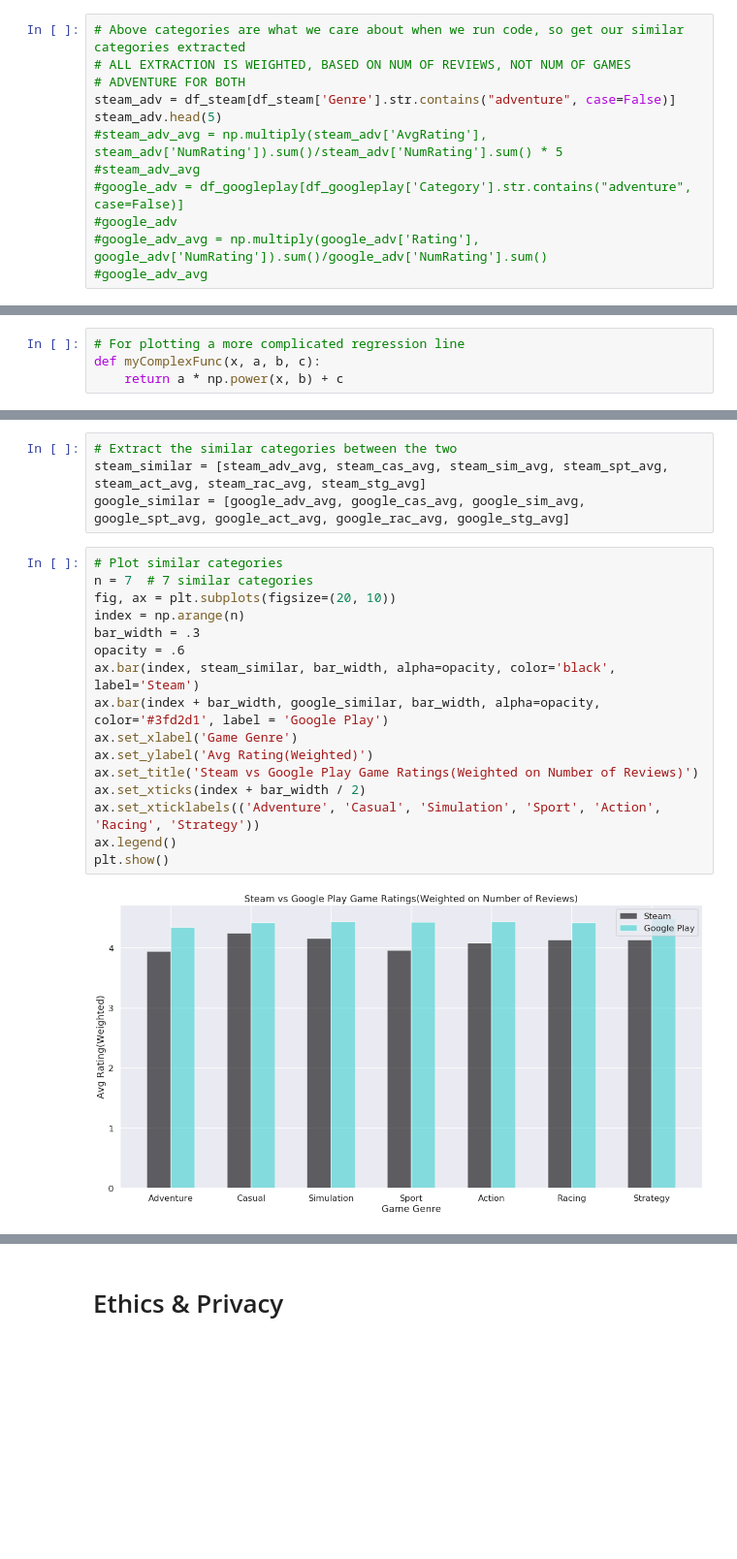
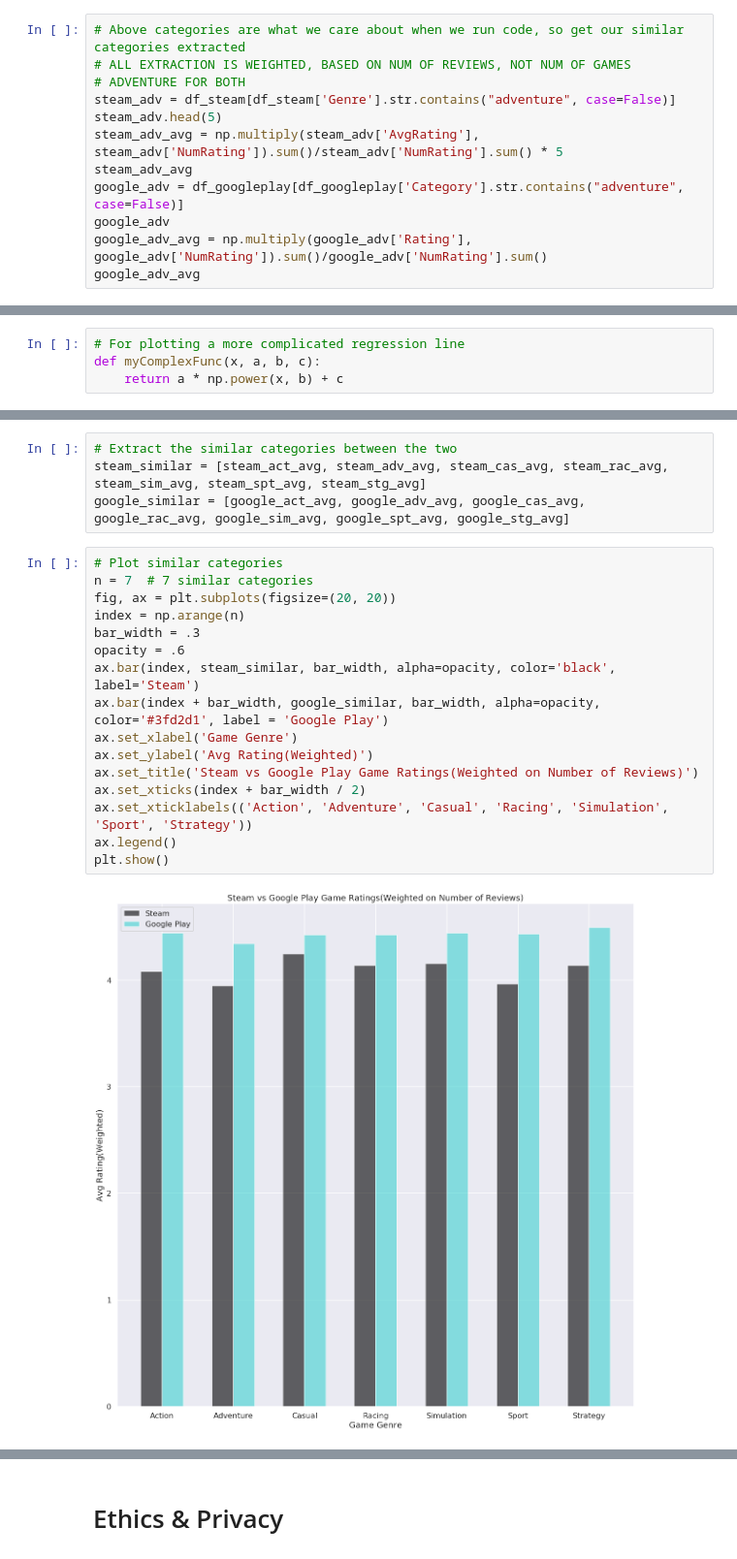
Before and after one commit to Edwardxie72/Cogs108-Gaming-Trends-Analysis, a Jupyter notebook: FinalProject.ipynb, the cells around one changed output, grey strips where cells are left out. Shown at 97% size. Cells and saved outputs as stored; diff of their text form; blank space fills up the shorter version.

```diff
--- a/FinalProject.ipynb
+++ b/FinalProject.ipynb
@@ -413,9 +430,9 @@ print(similar_categories([x.lower() for x in array_genre], [y.lower() for y in a
 # ADVENTURE FOR BOTH
 steam_adv = df_steam[df_steam['Genre'].str.contains("adventure", case=False)]
 steam_adv.head(5)
-#steam_adv_avg = np.multiply(steam_adv['AvgRating'], steam_adv['NumRating']).sum()/steam_adv['NumRating'].sum() * 5
-#steam_adv_avg
-#google_adv = df_googleplay[df_googleplay['Category'].str.contains("adventure", case=False)]
-#google_adv
-#google_adv_avg = np.multiply(google_adv['Rating'], google_adv['NumRating']).sum()/google_adv['NumRating'].sum()
-#google_adv_avg
+steam_adv_avg = np.multiply(steam_adv['AvgRating'], steam_adv['NumRating']).sum()/steam_adv['NumRating'].sum() * 5
+steam_adv_avg
+google_adv = df_googleplay[df_googleplay['Category'].str.contains("adventure", case=False)]
+google_adv
+google_adv_avg = np.multiply(google_adv['Rating'], google_adv['NumRating']).sum()/google_adv['NumRating'].sum()
+google_adv_avg
@@ -653,22 +802,22 @@ plt.plot(newX, myExpFunc(newX, *popt), 'r-',
 # %%
 # Extract the similar categories between the two
-steam_similar = [steam_adv_avg, steam_cas_avg, steam_sim_avg, steam_spt_avg, steam_act_avg, steam_rac_avg, steam_stg_avg]
-google_similar = [google_adv_avg, google_cas_avg, google_sim_avg, google_spt_avg, google_act_avg, google_rac_avg, google_stg_avg]
+steam_similar = [steam_act_avg, steam_adv_avg, steam_cas_avg, steam_rac_avg, steam_sim_avg, steam_spt_avg, steam_stg_avg]
+google_similar = [google_act_avg, google_adv_avg, google_cas_avg, google_rac_avg, google_sim_avg, google_spt_avg, google_stg_avg]
 # %%
 # Plot similar categories
 n = 7  # 7 similar categories
-fig, ax = plt.subplots(figsize=(20, 10))
+fig, ax = plt.subplots(figsize=(20, 20))
 index = np.arange(n)
 bar_width = .3
 opacity = .6
 ax.bar(index, steam_similar, bar_width, alpha=opacity, color='black', label='Steam')
 ax.bar(index + bar_width, google_similar, bar_width, alpha=opacity, color='#3fd2d1', label = 'Google Play')
 ax.set_xlabel('Game Genre')
 ax.set_ylabel('Avg Rating(Weighted)')
 ax.set_title('Steam vs Google Play Game Ratings(Weighted on Number of Reviews)')
 ax.set_xticks(index + bar_width / 2)
-ax.set_xticklabels(('Adventure', 'Casual', 'Simulation', 'Sport', 'Action', 'Racing', 'Strategy'))
+ax.set_xticklabels(('Action', 'Adventure', 'Casual', 'Racing', 'Simulation', 'Sport', 'Strategy'))
 ax.legend()
 plt.show()
 # %% [output]
-[figure, old version]
+[figure, new version]
```
Also changed, not shown: parts of 37 cells of this notebook.
